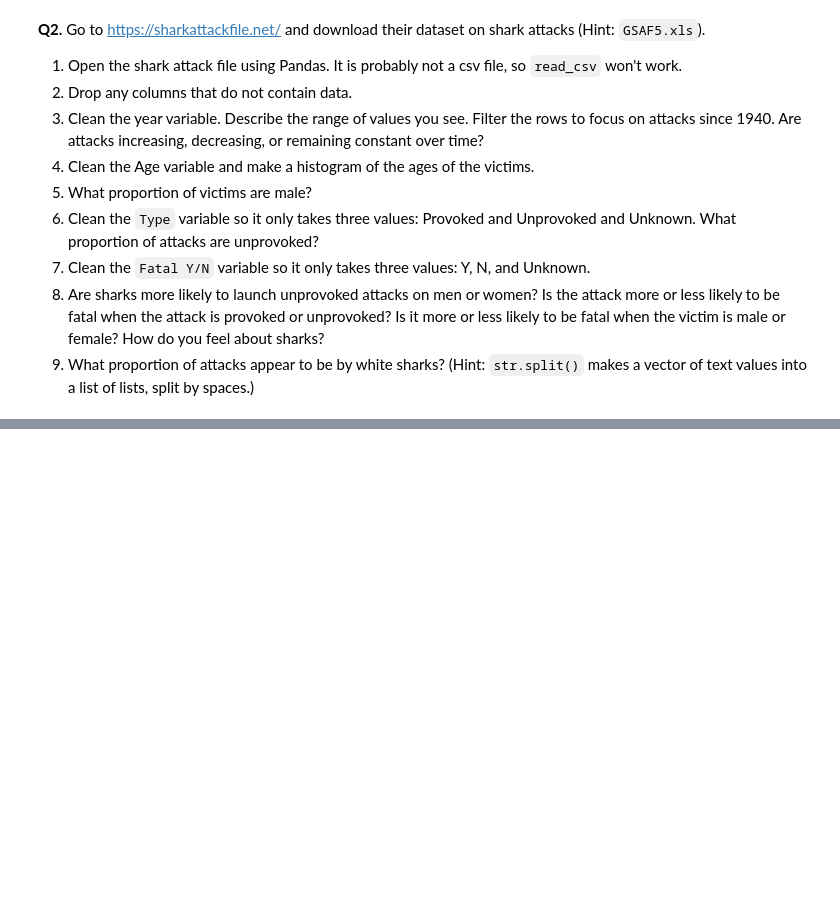
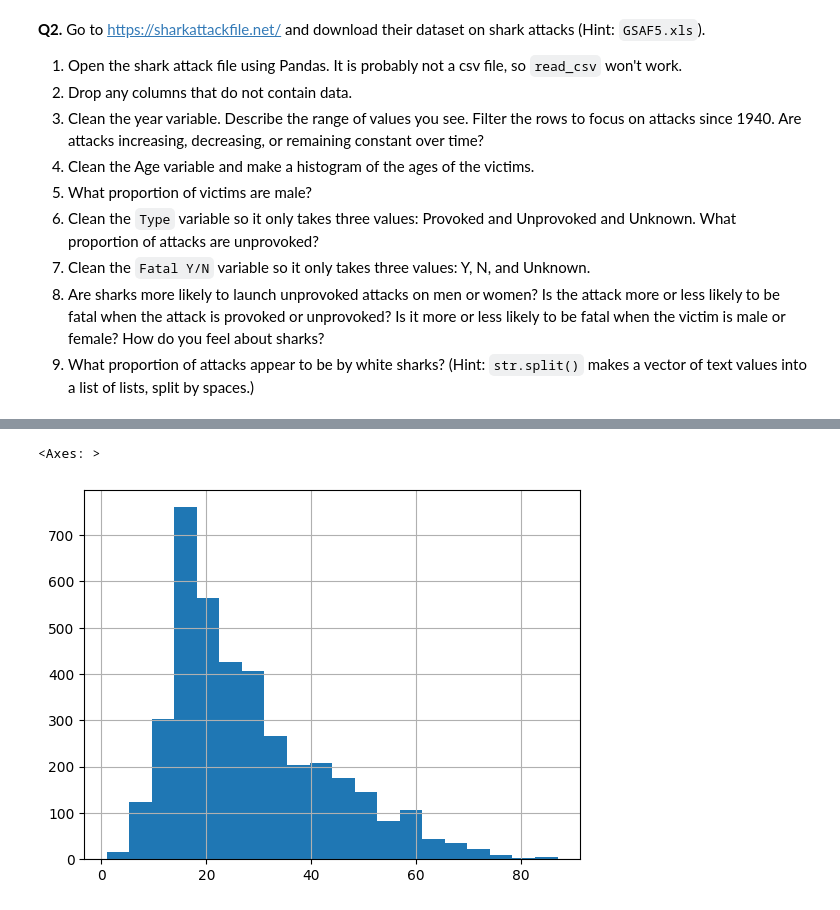
Before and after one commit to ap-vp/wrangling_assignment, a Jupyter notebook: Patnaik_wrangling.ipynb, the cells around one changed output, grey strips where cells are left out. Cells and saved outputs as stored; diff of their text form; code cells hidden in the pictures; blank space fills up the shorter version.

```diff
--- a/Patnaik_wrangling.ipynb
+++ b/Patnaik_wrangling.ipynb
@@ -177,3 +177,12 @@ justice[['ImposedSentenceAllChargeInContactEvent',
 7. Clean the `Fatal Y/N` variable so it only takes three values: Y, N, and Unknown.
 8. Are sharks more likely to launch unprovoked attacks on men or women? Is the attack more or less likely to be fatal when the attack is provoked or unprovoked? Is it more or less likely to be fatal when the victim is male or female? How do you feel about sharks?
 9. What proportion of attacks appear to be by white sharks? (Hint: `str.split()` makes a vector of text values into a list of lists, split by spaces.)
+# %%
+#Q2P1
+import pandas as pd
+import numpy as np
+shark = pd.read_excel("./GSAF5.xls")
+
+#Q2P2
+shark.dropna(axis=1, how='all', inplace=True) #dropped all columns with ONLY NaN
+shark.head()
@@ -179,0 +197,11 @@ justice[['ImposedSentenceAllChargeInContactEvent',
+# %%
+
+#Q2P3
+shark['Year'] = pd.to_numeric(
+    shark['Year'], errors='coerce')
+shark['Year'].unique()
+#the range of values goes from 0-2026 with most values falling between 1500 and 2026
+
+shark1940 = shark[shark['Year'] >= 1940] #filtered to only have years 1940 and later
+shark1940sorterd = shark1940.sort_values(by='Year') #sort values by year to show progression
+shark1940sorterd['Year'].value_counts() #attacks are increasing over time
@@ -179,0 +224,10 @@ justice[['ImposedSentenceAllChargeInContactEvent',
+# %%
+
+#Q2P4
+shark['Age'] = pd.to_numeric(shark['Age'], errors='coerce') #clean data
+
+shark['Age'].unique()
+shark['Age'].hist(bins=20) #create histogram with bins of every 5 years
+# %% [output]
+<Axes: >
+[figure, added]
```
Also changed, not shown: parts of 8 cells of this notebook.
